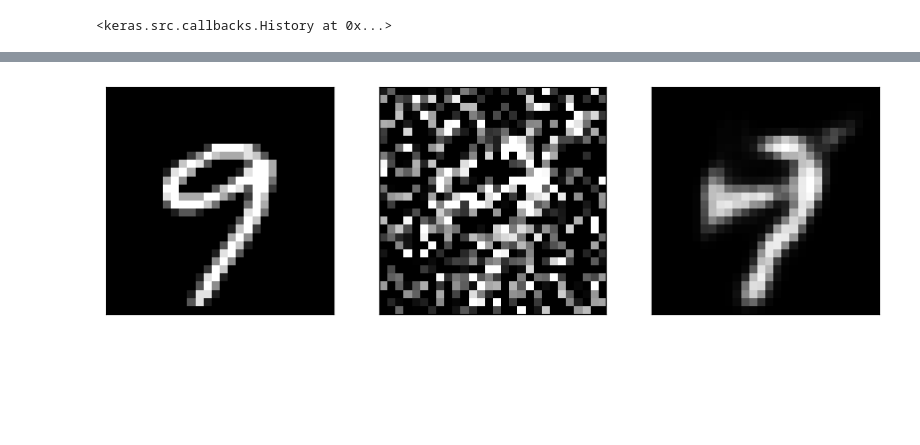
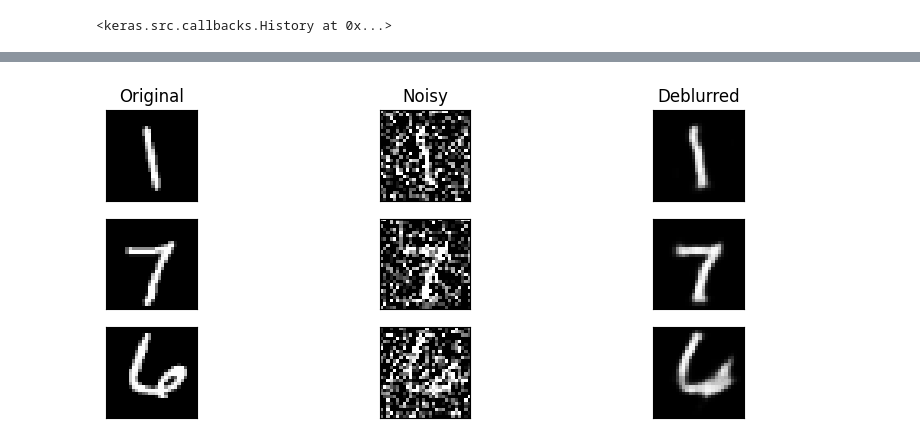
Before and after one commit to izsom/MachineLearning23ws, a Jupyter notebook: Exercise3/code/CNN_Autoencoder.ipynb, the cells around one changed output, grey strips where cells are left out. Saved outputs shown, nothing was run; the diff lists cells and outputs as text; code cells hidden in the pictures; blank space fills up the shorter version.

```diff
--- a/Exercise3/code/CNN_Autoencoder.ipynb
+++ b/Exercise3/code/CNN_Autoencoder.ipynb
@@ -124,24 +131,68 @@ pred = model.predict(x_test_noisy)
 # %%
-index = np.random.randint(len(x_test))
+np.random.seed(123)
+index = np.random.randint(len(x_test),size=3)
 plt.figure(figsize=(10, 4))
-# display original image
-ax = plt.subplot(1, 3, 1)
-plt.imshow(x_test[index].reshape(28,28))
+# display original image--------------------------------
+# 1st row
+ax = plt.subplot(3, 3, 1)
+plt.imshow(x_test[index[0]].reshape(28,28))
+plt.gray()
+plt.title('Original')
+ax.get_xaxis().set_visible(False)
+ax.get_yaxis().set_visible(False)
+# 2nd row
+ax = plt.subplot(3, 3, 4)
+plt.imshow(x_test[index[1]].reshape(28,28))
 plt.gray()
 ax.get_xaxis().set_visible(False)
 ax.get_yaxis().set_visible(False)
-# display original image
-ax = plt.subplot(1, 3, 2)
-plt.imshow(x_test_noisy[index].reshape(28,28))
+# 3rd row
+ax = plt.subplot(3, 3, 7)
+plt.imshow(x_test[index[2]].reshape(28,28))
 plt.gray()
 ax.get_xaxis().set_visible(False)
 ax.get_yaxis().set_visible(False)
-# display compressed image
-ax = plt.subplot(1, 3, 3)
-plt.imshow(pred[index].reshape(28,28))
+# display noisy image -------------------------
+# 1st row
+ax = plt.subplot(3, 3, 2)
+plt.imshow(x_test_noisy[index[0]].reshape(28,28))
+plt.gray()
+plt.title('Noisy')
+ax.get_xaxis().set_visible(False)
+ax.get_yaxis().set_visible(False)
+# 2nd row
+ax = plt.subplot(3, 3, 5)
+plt.imshow(x_test_noisy[index[1]].reshape(28,28))
 plt.gray()
 ax.get_xaxis().set_visible(False)
 ax.get_yaxis().set_visible(False)
+# 3rd row
+ax = plt.subplot(3, 3, 8)
+plt.imshow(x_test_noisy[index[2]].reshape(28,28))
+plt.gray()
+ax.get_xaxis().set_visible(False)
+ax.get_yaxis().set_visible(False)
+# display deblurred image---------------------
+# 1st row
+ax = plt.subplot(3, 3, 3)
+plt.imshow(pred[index[0]].reshape(28,28))
+plt.gray()
+plt.title('Deblurred')
+ax.get_xaxis().set_visible(False)
+ax.get_yaxis().set_visible(False)
+# 2nd row
+ax = plt.subplot(3, 3, 6)
+plt.imshow(pred[index[1]].reshape(28,28))
+plt.gray()
+ax.get_xaxis().set_visible(False)
+ax.get_yaxis().set_visible(False)
+# 3rd row
+ax = plt.subplot(3, 3, 9)
+plt.imshow(pred[index[2]].reshape(28,28))
+plt.gray()
+ax.get_xaxis().set_visible(False)
+ax.get_yaxis().set_visible(False)
+#------------------------------------------------
 plt.show()
 # %% [output]
-[figure, old version]
+[figure, new version]
```
Also changed, not shown: parts of 14 cells of this notebook.
